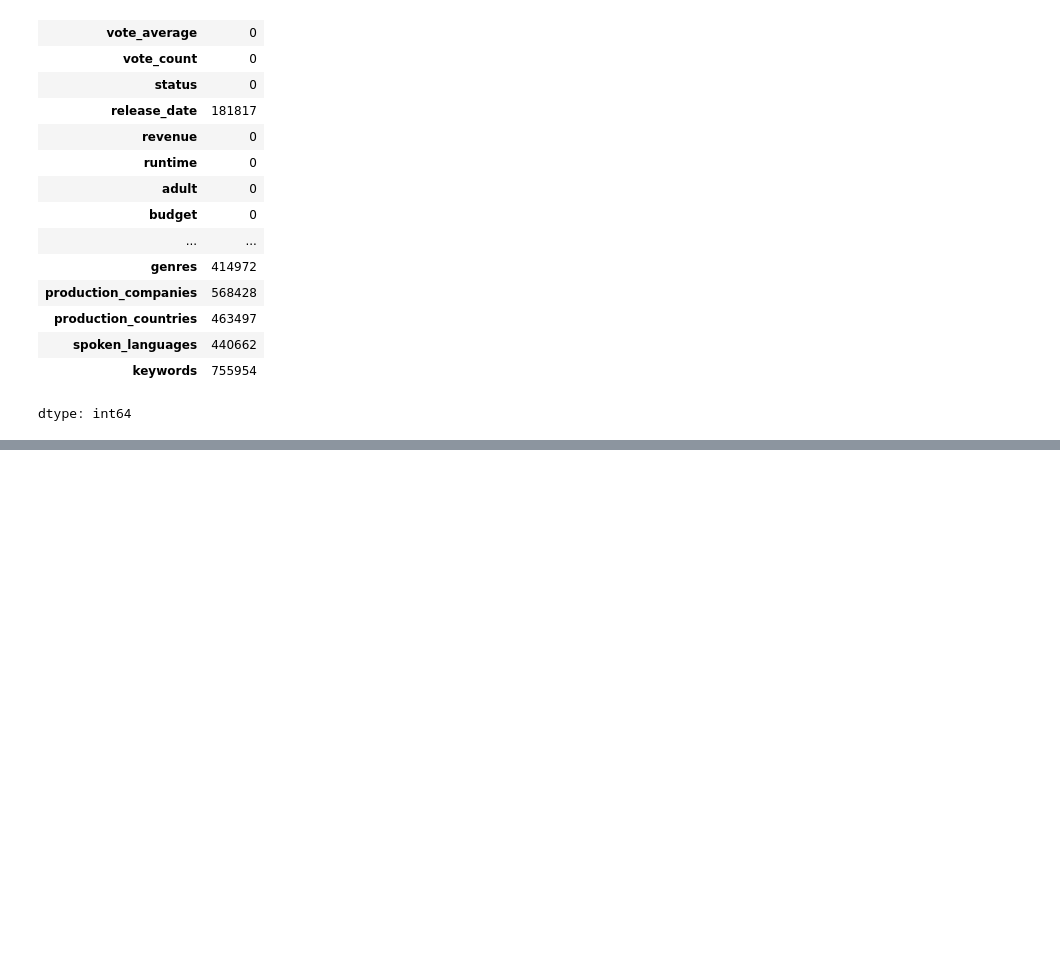
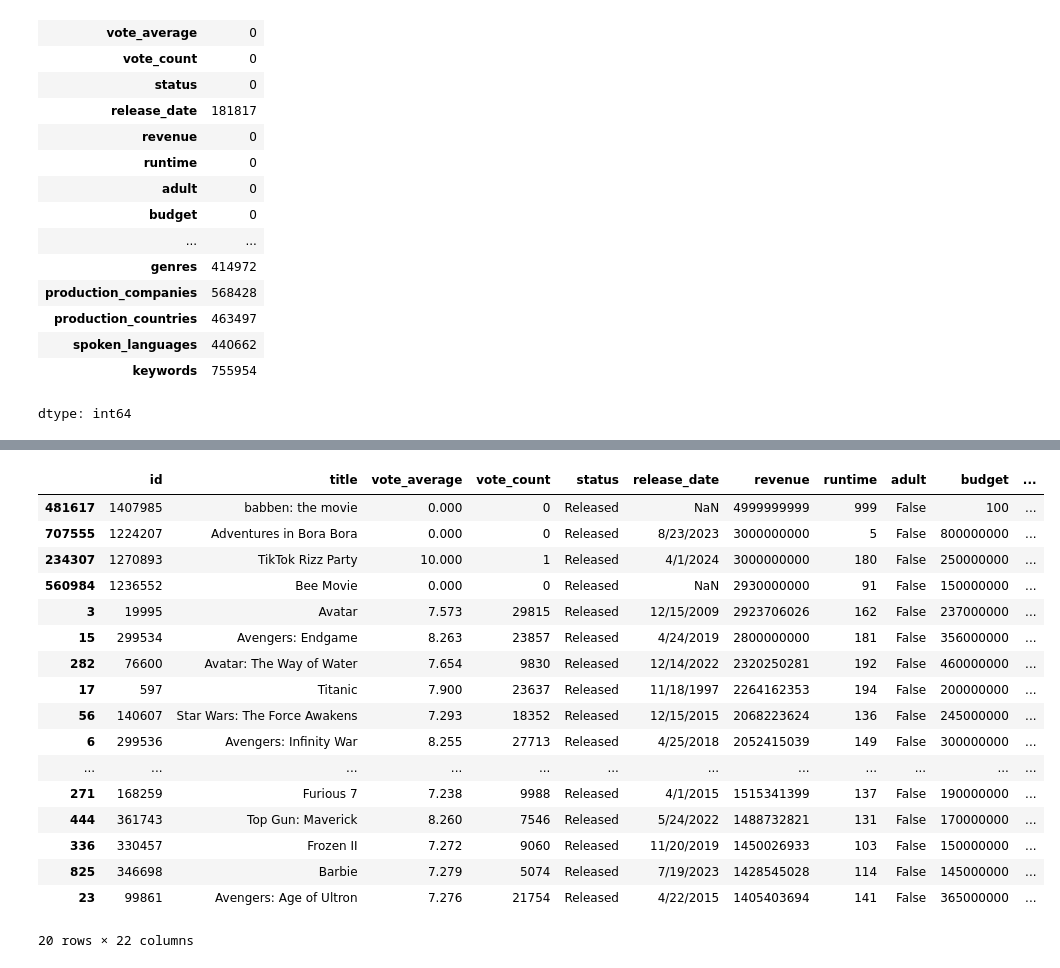
Before and after one commit to ankit8291/Data-Analysis-, a Jupyter notebook: IMDb_Movie_Data.ipynb, the cells around one changed output, grey strips where cells are left out. Cells and saved outputs as stored; diff of their text form; code cells hidden in the pictures; blank space fills up the shorter version.

```diff
--- a/IMDb_Movie_Data.ipynb
+++ b/IMDb_Movie_Data.ipynb
@@ -142,0 +268,8 @@ dtype: int64
+# %%
+# Approach - a genre with high vote_average and a high vote_count would be considered the most popular.
+# Calculating a Popularity Score - we can create a popularity score by multiplying the vote average by the vote count.
+# This gives us a weighted score where both the quality of the votes (vote average) and the quantity (vote count) matter.
+df['popularity_score'] = df['vote_average'] * df['vote_count']
+genre_popularity = df.groupby('genres')['popularity_score'].sum()
+most_popular_genre = genre_popularity.sort_values(ascending=False).head(1)
+most_popular_genre
@@ -142,0 +281,24 @@ dtype: int64
+# %%
+# Now trying to get top 20 highest grossing movies (who made maxiumum revenue irrespective of budget)on IMDB
+sorted_revenue_df = df.sort_values(by='revenue', ascending = False)
+top_grossing_movies = sorted_revenue_df.head(20)
+top_grossing_movies
+# %% [output]
+|  | id | title | vote_average | vote_count | status | release_date | revenue | runtime | adult | budget | ... |
+| 481617 | 1407985 | babben: the movie | 0.000 | 0 | Released | NaN | 4999999999 | 999 | False | 100 | ... |
+| 707555 | 1224207 | Adventures in Bora Bora | 0.000 | 0 | Released | 8/23/2023 | 3000000000 | 5 | False | 800000000 | ... |
+| 234307 | 1270893 | TikTok Rizz Party | 10.000 | 1 | Released | 4/1/2024 | 3000000000 | 180 | False | 250000000 | ... |
+| 560984 | 1236552 | Bee Movie | 0.000 | 0 | Released | NaN | 2930000000 | 91 | False | 150000000 | ... |
+| 3 | 19995 | Avatar | 7.573 | 29815 | Released | 12/15/2009 | 2923706026 | 162 | False | 237000000 | ... |
+| 15 | 299534 | Avengers: Endgame | 8.263 | 23857 | Released | 4/24/2019 | 2800000000 | 181 | False | 356000000 | ... |
+| 282 | 76600 | Avatar: The Way of Water | 7.654 | 9830 | Released | 12/14/2022 | 2320250281 | 192 | False | 460000000 | ... |
+| 17 | 597 | Titanic | 7.900 | 23637 | Released | 11/18/1997 | 2264162353 | 194 | False | 200000000 | ... |
+| 56 | 140607 | Star Wars: The Force Awakens | 7.293 | 18352 | Released | 12/15/2015 | 2068223624 | 136 | False | 245000000 | ... |
+| 6 | 299536 | Avengers: Infinity War | 8.255 | 27713 | Released | 4/25/2018 | 2052415039 | 149 | False | 300000000 | ... |
+| ... | ... | ... | ... | ... | ... | ... | ... | ... | ... | ... | ... |
+| 271 | 168259 | Furious 7 | 7.238 | 9988 | Released | 4/1/2015 | 1515341399 | 137 | False | 190000000 | ... |
+| 444 | 361743 | Top Gun: Maverick | 8.260 | 7546 | Released | 5/24/2022 | 1488732821 | 131 | False | 170000000 | ... |
+| 336 | 330457 | Frozen II | 7.272 | 9060 | Released | 11/20/2019 | 1450026933 | 103 | False | 150000000 | ... |
+| 825 | 346698 | Barbie | 7.279 | 5074 | Released | 7/19/2023 | 1428545028 | 114 | False | 145000000 | ... |
+| 23 | 99861 | Avengers: Age of Ultron | 7.276 | 21754 | Released | 4/22/2015 | 1405403694 | 141 | False | 365000000 | ... |
+20 rows × 22 columns
```
Also changed, not shown: parts of 41 cells of this notebook.
